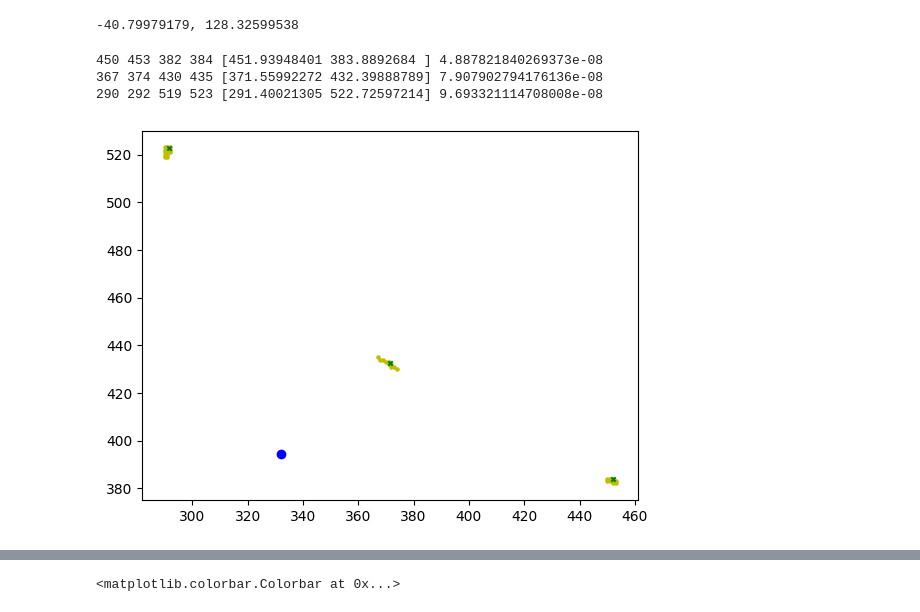
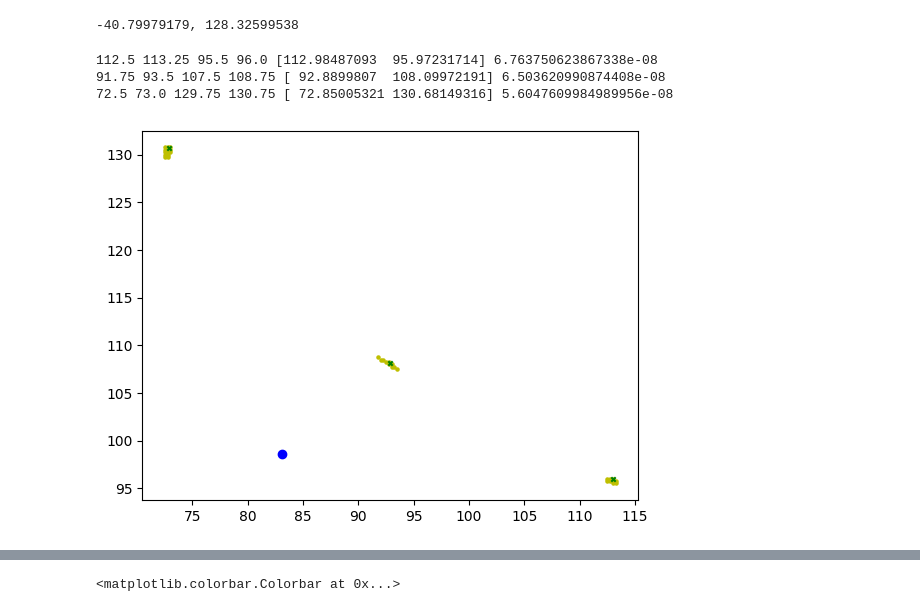
Before and after one commit to diceandcats/SURE-GW-lensing, a Jupyter notebook: Real stuffs/Real_lens.ipynb, the cells around one changed output, grey strips where cells are left out. Drawn from its saved outputs; the diff is of its cells as text; code cells hidden in the pictures.

```diff
--- a/Real stuffs/Real_lens.ipynb
+++ b/Real stuffs/Real_lens.ipynb
@@ -14,6 +14,7 @@ hdul1 = fits.open(fits_filey)
 hdul_mag = fits.open(mag_file)
 hdul_img = fits.open(img_file)
 # %%
+pixscale = 0.25
 datax = hdul[0].data
 
 datay = hdul1[0].data
@@ -42,0 +31,9 @@ plt.colorbar()
+# %%
+size = datax.shape[0]
+datax = datax * pixscale
+datay = datay * pixscale
+plt.imshow(datax, cmap='Reds_r',extent=[0, size*pixscale, size*pixscale,0 ])
+plt.gca().invert_yaxis()
+datax = datax / pixscale
+datay = datay / pixscale
+plt.colorbar()
@@ -189,19 +189,21 @@ print(f"{alpha[0]:.8f}, {alpha[1]:.8f}")
 # %%
 import scipy.optimize._minimize as minimize
 # minimum distance between the source position and the guess source positions deflected by mutiple images
 # expect partition of the images and search for 1 sol for 1 image
-plt.scatter(coord[0], coord[1], c='b')
-plt.scatter([i[0] for i in coordinates], [i[1] for i in coordinates], c='y', s=5)
+plt.scatter(coord[0]* pixscale, coord[1]* pixscale, c='b')
+plt.scatter([i[0]* pixscale for i in coordinates], [i[1]* pixscale for i in coordinates], c='y', s=5)
 # find maximum x and y coordinates of the image[i]
 for i in range(len(images)):
     x_max, x_min = np.max(images[i][:,0]), np.min(images[i][:,0])
     y_max, y_min = np.max(images[i][:,1]), np.min(images[i][:,1])
     img_guess = np.random.uniform(x_min, x_max), np.random.uniform(y_min, y_max)
     pos = minimize.minimize(diff_interpolate, img_guess, bounds =[(x_min-2, x_max+2), (y_min-2, y_max+2)], method='L-BFGS-B', tol=1e-7) # the 1 is for wider boundary
-    print(x_min, x_max, y_min, y_max, pos.x, diff_interpolate(pos.x))
-    plt.scatter(pos.x[0], pos.x[1], c='g', s=10, marker='x')
+    print(x_min* pixscale, x_max* pixscale, y_min* pixscale, y_max* pixscale, pos.x* pixscale, diff_interpolate(pos.x))
+    plt.scatter(pos.x[0]* pixscale, pos.x[1]* pixscale, c='g', s=10, marker='x')
+
+#fig show in arcsec
 # %% [output]
-450 453 382 384 [451.93948401 383.8892684 ] 4.887821840269373e-08
-367 374 430 435 [371.55992272 432.39888789] 7.907902794176136e-08
-290 292 519 523 [291.40021305 522.72597214] 9.693321114708008e-08
+112.5 113.25 95.5 96.0 [112.98487093  95.97231714] 6.763750623867338e-08
+91.75 93.5 107.5 108.75 [ 92.8899807  108.09972191] 6.503620990874408e-08
+72.5 73.0 129.75 130.75 [ 72.85005321 130.68149316] 5.6047609984989956e-08
-[figure, old version]
+[figure, new version]
```
Also changed, not shown: parts of 8 cells of this notebook, 3 other files.
